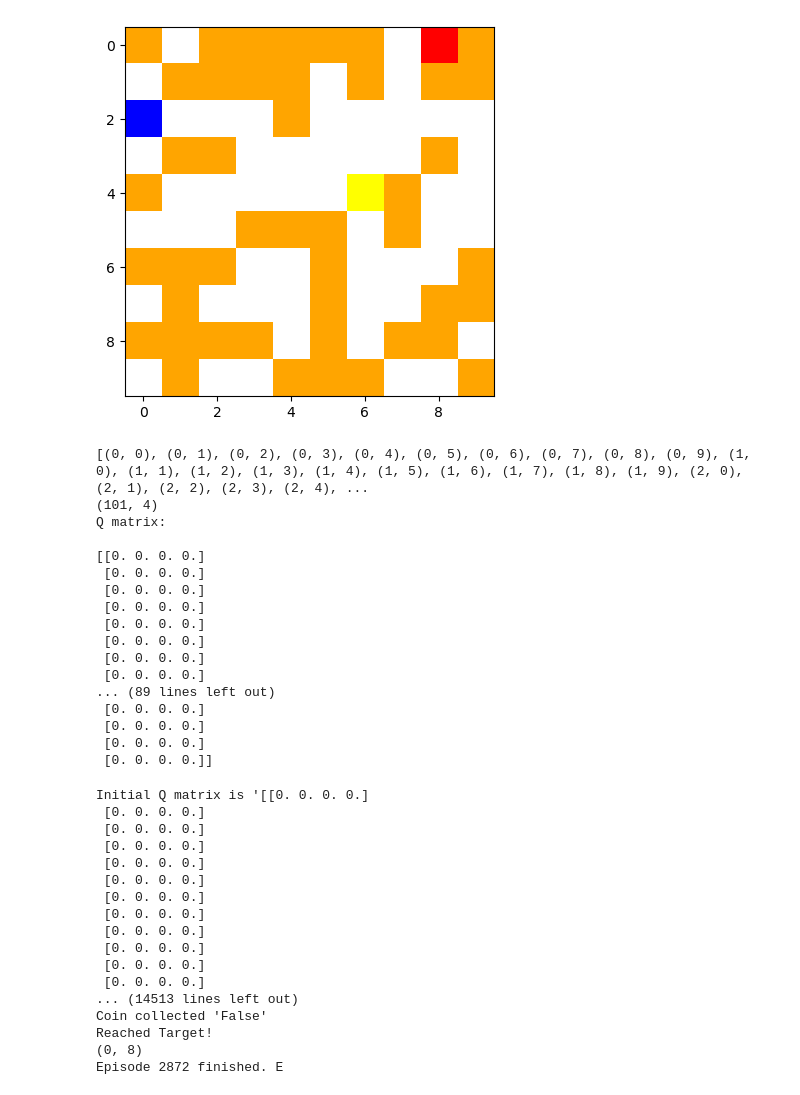
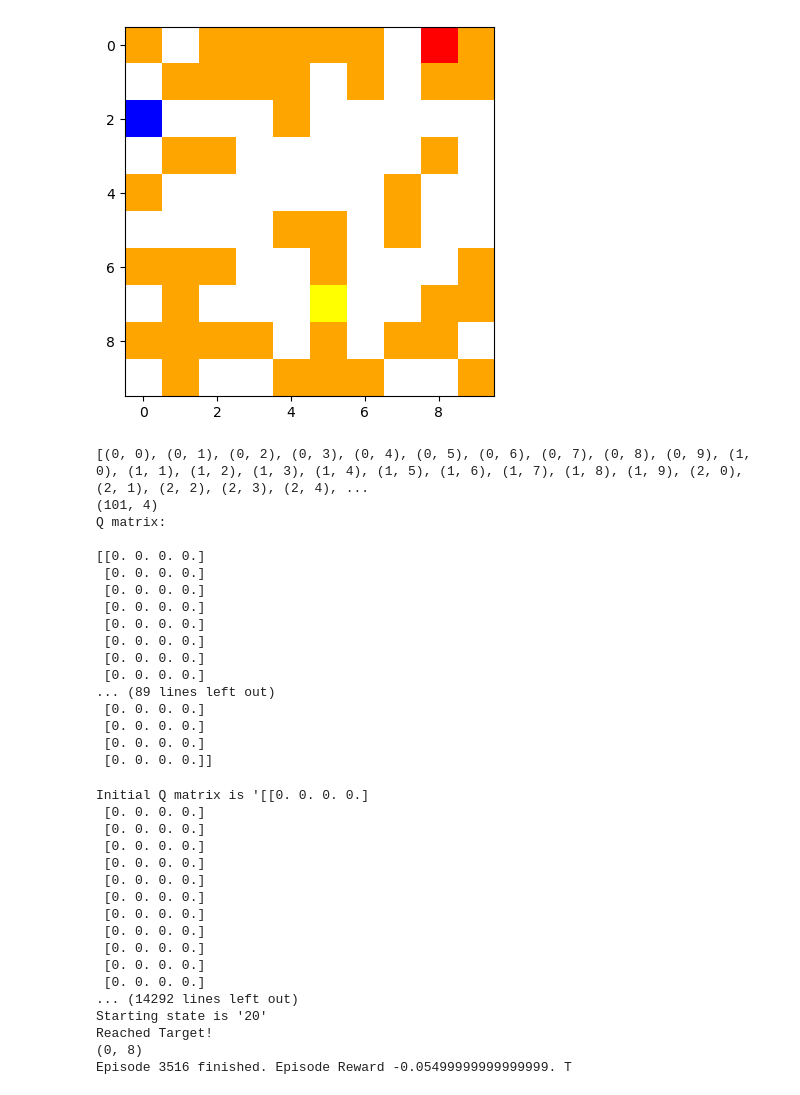
Before and after one commit to Julian-JN/RL_City_CW, a Jupyter notebook: Task1.ipynb, the cells around one changed output. Cells and saved outputs as stored; diff of their text form; code cells hidden in the pictures.

Commit message:
Add files via upload
Video creation. Collecting coin still unstable (hyperparameter specific to location of coin)

```diff
--- a/Task1.ipynb
+++ b/Task1.ipynb
@@ -41,14 +43,16 @@ class Maze_env:
         plt.imshow(maze_plot, cmap=cmap)
         plt.show()
 
-    def plot_env_position(self, position):
+    def plot_env_position(self, position, timestep):
         cmap = plt.cm.colors.ListedColormap(['white', 'orange', 'red', 'blue', 'yellow'])
         maze_plot = self.maze.copy()
         maze_plot[self.target] = 2
         maze_plot[position] = 3
         maze_plot[self.coins] = 4
         plt.imshow(maze_plot, cmap=cmap)
+        plt.savefig(f'img/plot_{timestep:06d}.png', dpi=300)
         plt.show()
+        plt.close()
 
     def create_r_matrix(self):
         actions = [(-1, 0), (1, 0), (0, -1), (0, 1)]
@@ -98,10 +102,10 @@ class Maze_env:
             print("Reached Target!")
             print((x,y))
 
-            return 1 + int(self.coin_collected == True) # reached the target and bonus if collected coin
+            return 0 + int(self.coin_collected == True) # reached the target and bonus if collected coin
         elif (x, y) == self.coins and not self.coin_collected:
             print("DING DING DING")
-            return 2
+            return 10
         else:
             return -0.005  # regular step
 
@@ -121,7 +125,6 @@ class Maze_env:
             return self.states.index(state_new)  # hit a wall, stay in the same state
         else:
             if (x, y) == self.coins and not self.coin_collected:
-                print("Coin collected '{}'".format(self.coin_collected))
                 self.coin_collected = True
                 return 100 #specific index for coin
             else:
@@ -133,37 +136,37 @@ class Maze_env:
         for i in range(self.maze.shape[0]):
             for j in range(self.maze.shape[1]):
                 coord_to_index.append((i,j))
         coord_to_index.append(self.coins)
         print(coord_to_index)
 
         num_states = self.maze.shape[0] * self.maze.shape[1] + 1
         num_actions = 4
         self.Q = np.zeros((num_states, num_actions))
         print(self.Q.shape)
         self.states = coord_to_index
         return self.Q, coord_to_index
 
 maze = np.array([
     [1, 0, 1, 1, 1, 1, 1, 0, 0, 1],
  [0, 1, 1, 1, 1, 0, 1, 0, 1, 1],
  [0, 0, 0, 0, 1, 0, 0, 0, 0, 0],
  [0, 1, 1, 0, 0, 0, 0, 0, 1, 0],
  [1, 0, 0, 0, 0, 0, 0, 1, 0, 0],
- [0, 0, 0, 1, 1, 1, 0, 1, 0, 0],
+ [0, 0, 0, 0, 1, 1, 0, 1, 0, 0],
  [1, 1, 1, 0, 0, 1, 0, 0, 0, 1],
- [0, 1, 0, 0, 0, 1, 0, 0, 1, 1],
+ [0, 1, 0, 0, 0, 0, 0, 0, 1, 1],
  [1, 1, 1, 1, 0, 1, 0, 1, 1, 0],
  [0, 1, 0, 0, 1, 1, 1, 0, 0, 1]
                 ])
 # env = Maze_env((2,0),(0,8),(6,6), maze)
-env = Maze_env((2,0),(0,8),(4,6), maze)
+env = Maze_env((2,0),(0,8),(7,5), maze)
 env.plot_env()
 # R = env.create_r_matrix()
 # print('R matrix: \n\n{}'.format(R))
 Q, coord_to_index = env.create_q_matrix()
 print('Q matrix: \n\n{}'.format(Q))
 # %% [output]
-[figure, old version]
+[figure, new version]
 [(0, 0), (0, 1), (0, 2), (0, 3), (0, 4), (0, 5), (0, 6), (0, 7), (0, 8), (0, 9), (1, 0), (1, 1), (1, 2), (1, 3), (1, 4), (1, 5), (1, 6), (1, 7), (1, 8), (1, 9), (2, 0), (2, 1), (2, 2), (2, 3), (2, 4), ...
 (101, 4)
 Q matrix:
@@ -302,5 +340,5 @@ class Q_learning:
 # %%
-q_learning = Q_learning(1, 0.999, 1, 5000, 2000, env, coord_to_index)
+q_learning = Q_learning(1, 0.999, 1, 6000, 2000, env, coord_to_index)
 q_learning.train()
 # %% [output]
 Initial Q matrix is '[[0. 0. 0. 0.]
@@ -315,11 +353,11 @@ Initial Q matrix is '[[0. 0. 0. 0.]
  [0. 0. 0. 0.]
  [0. 0. 0. 0.]
  [0. 0. 0. 0.]
-... (14513 lines left out)
-Coin collected 'False'
+... (14292 lines left out)
+Starting state is '20'
 Reached Target!
 (0, 8)
-Episode 2872 finished. E
+Episode 3516 finished. Episode Reward -0.05499999999999999. T
 # %%
 q_learning.plot_rewards()
 # %% [output]
```
Also changed, not shown: parts of 7 cells of this notebook.
